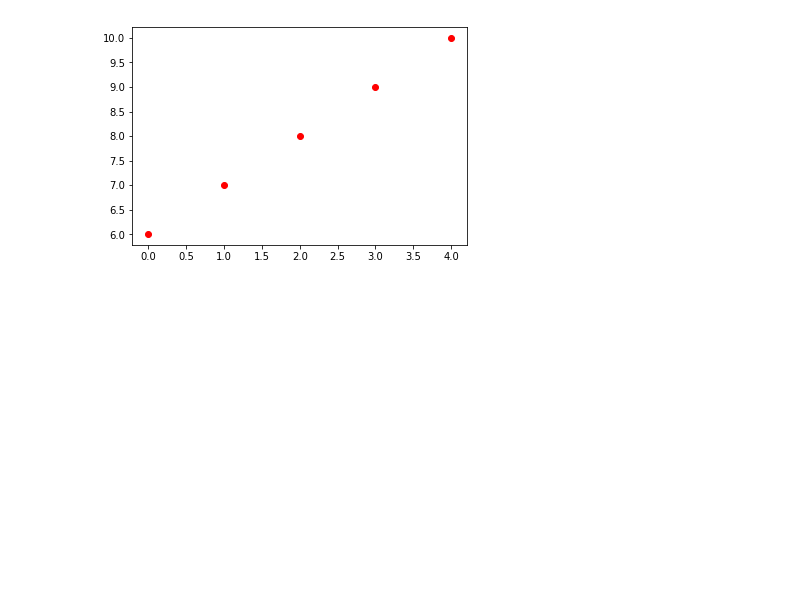
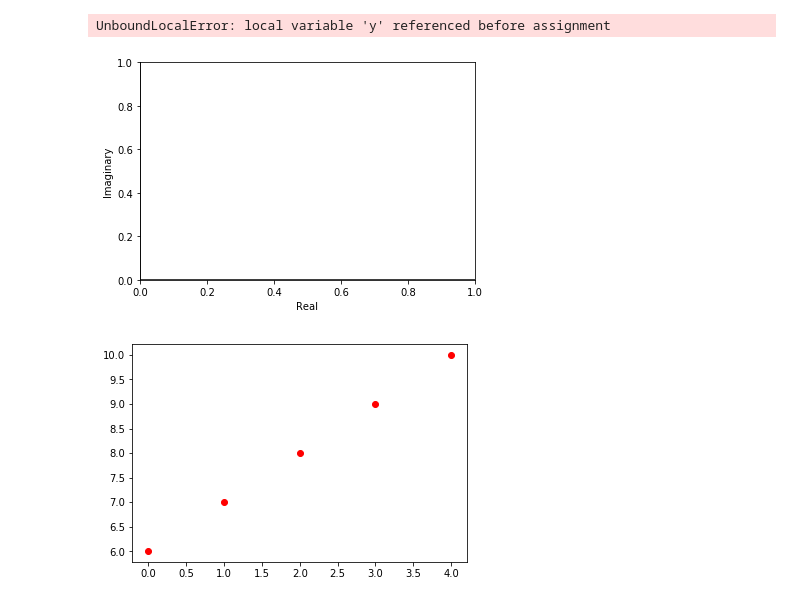
Before and after one commit to tmbumaths/python-workshop, a Jupyter notebook: docs/Plotting.ipynb, the cells around one changed output. Saved outputs shown, nothing was run; the diff lists cells and outputs as text; code cells hidden in the pictures; blank space fills up the shorter version.

```diff
--- a/docs/Plotting.ipynb
+++ b/docs/Plotting.ipynb
@@ -1,5 +1,5 @@
 # %%
-%matplotlib notebook
+%matplotlib inline
 import matplotlib.pyplot as plt
 from numpy import *
 
@@ -10,29 +10,32 @@ This draws the axis for argand diagram
 ~~~~~~~~~~~~~~~~~~~~~~~~~~~~~~~~~~~`
 '''
 r = 1
-Y = [r*exp(1j*theta) for theta in linspace(0,2*pi, 200)]
-Y = array(Y)
-plt.plot(real(Y), imag(Y), 'r')
+# Y = [r*exp(1j*theta) for theta in linspace(0,2*pi, 200)]
+# Y = array(Y)
+# plt.plot(real(Y), imag(Y), 'r')
 plt.ylabel('Imaginary')
 plt.xlabel('Real')
 plt.axhline(y=0,color='black')
 plt.axvline(x=0, color='black')
 
 
-def argand(complex_number):
+def argand(complex_number, vector=False):
     '''
     This function takes a complex number.
     '''
-    y = complex_number
-    x1,y1 = [0,real(y)], [0, imag(y)]
-    x2,y2 = [real(y), real(y)], [0, imag(y)]
+    z = complex_number
+    x = real(y)
+    y = imag(y)
+    plt.plot(x,y, 'bo')
+
+    if vector:
 
 
-    plt.plot(x1,y1, 'r') # Draw the hypotenuse
-    plt.plot(x2,y2, 'r') # Draw the projection on real-axis
+        plt.quiver(0,0, x,y) # Draw the hypotenuse
+#         plt.plot(x2,y2, 'r') # Draw the projection on real-axis
 
-    plt.plot(real(y), imag(y), 'bo')
+    plt.plot(x, imag(y), 'bo')
 
-[argand(r*exp(1j*theta)) for theta in linspace(0,2*pi,100)]
+[argand(r*exp(1j*theta), vector=True) for theta in linspace(0,2*pi,10)]
 plt.show()
 # %% [output]
@@ -43,3 +42,5 @@ plt.show()
+UnboundLocalError: local variable 'y' referenced before assignment
+[figure, added]
 # %%
 import matplotlib.pyplot as plt
 import numpy as np
```
Also changed, not shown: parts of 1 cell of this notebook, 1 other file.
